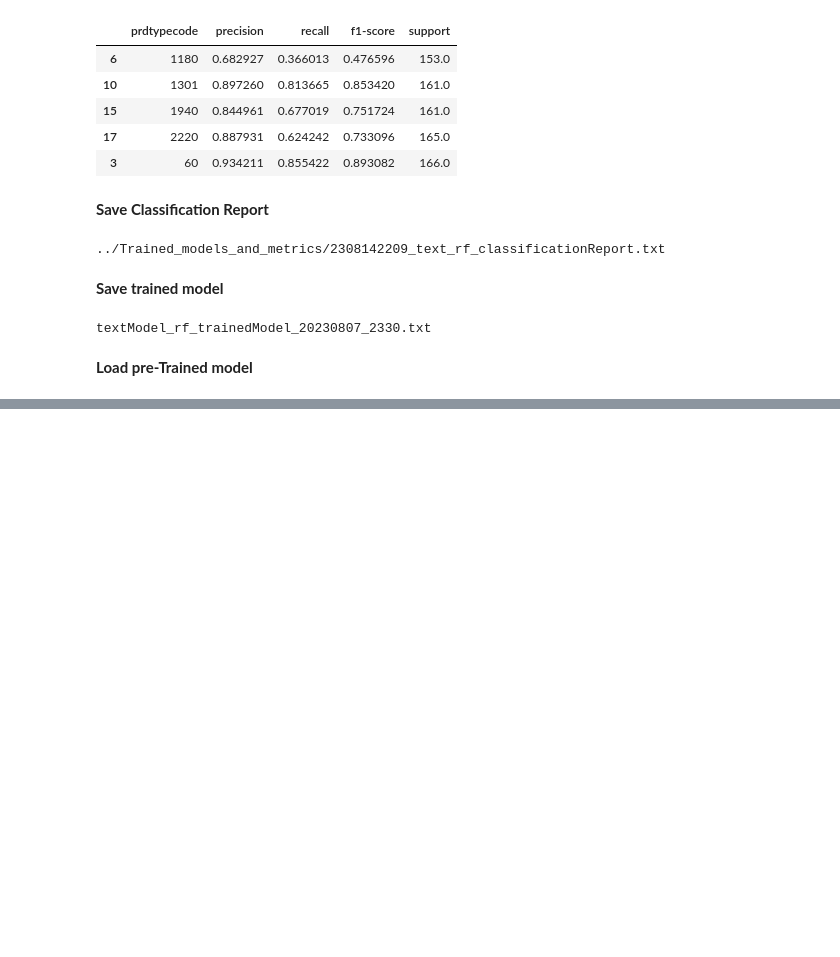
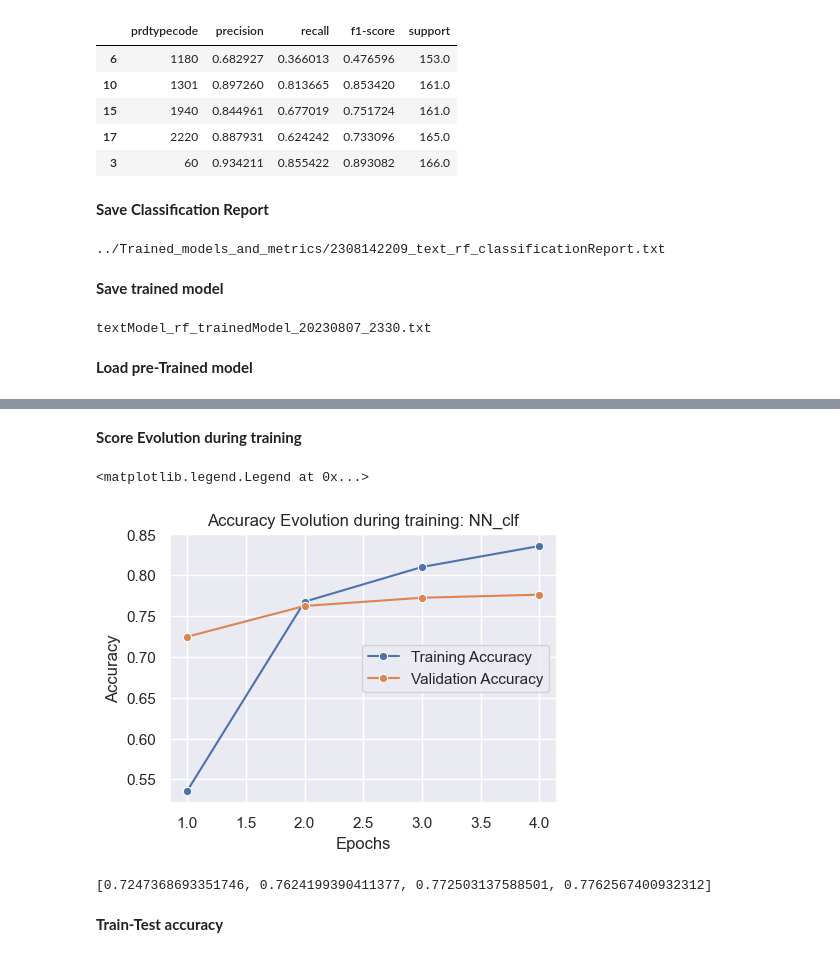
Before and after one commit to RamiroHR/Multimodal-Data-Product-Classification-Model, a Jupyter notebook: Text_Base_Models.ipynb, the cells around one changed output, grey strips where cells are left out. Saved outputs shown, nothing was run; the diff lists cells and outputs as text; code cells hidden in the pictures; blank space fills up the shorter version.

```diff
--- a/Text_Base_Models.ipynb
+++ b/Text_Base_Models.ipynb
@@ -461,0 +657,6 @@ if export:
+# %%
+XX_train = text_data['X_train']
+XX_test = text_data['X_test']
+
+yy_train = targets['y_train']
+yy_test = targets['y_test']
@@ -461,0 +717,4 @@ if export:
+# %%
+NN_clf.compile(loss = 'categorical_crossentropy',
+              optimizer = 'adam',
+              metrics = ['accuracy'])
@@ -461,0 +723,13 @@ if export:
+# %%
+t0 = time.time()
+
+training_history = NN_clf.fit(XX_train.toarray(), yy_train,
+                             epochs = 4,
+                             batch_size = 200,
+                             validation_split = 0.2)
+
+t1 = time.time()
+print("For %d observations, training time = %0.2f seconds" %(X_train.shape[0], (t1-t0) ) )
+
+model_date_time = date_time()
+print(model_date_time)
@@ -461,0 +747,28 @@ if export:
+# %% [markdown]
+**Score Evolution during training**
+# %%
+epochs = 4
+x_epochs = np.arange(1,epochs + 1,1)
+
+train_acc = training_history.history['accuracy']
+val_acc = training_history.history['val_accuracy']
+# %%
+plt.figure(figsize=(5,3.5))
+
+sns.lineplot(x = x_epochs, y = train_acc, marker = 'o', label = 'Training Accuracy')
+sns.lineplot(x = x_epochs, y = val_acc, marker = 'o', label = 'Validation Accuracy')
+
+plt.xlabel('Epochs')
+plt.ylabel('Accuracy')
+plt.title('Accuracy Evolution during training: NN_clf')
+plt.legend(loc='right')
+# plt.ylim(0.72,0.8)
+# %% [output]
+<matplotlib.legend.Legend at 0x...>
+[figure, added]
+# %%
+val_acc
+# %% [output]
+[0.7247368693351746, 0.7624199390411377, 0.772503137588501, 0.7762567400932312]
+# %% [markdown]
+**Train-Test accuracy**
```
Also changed, not shown: parts of 56 cells of this notebook.
